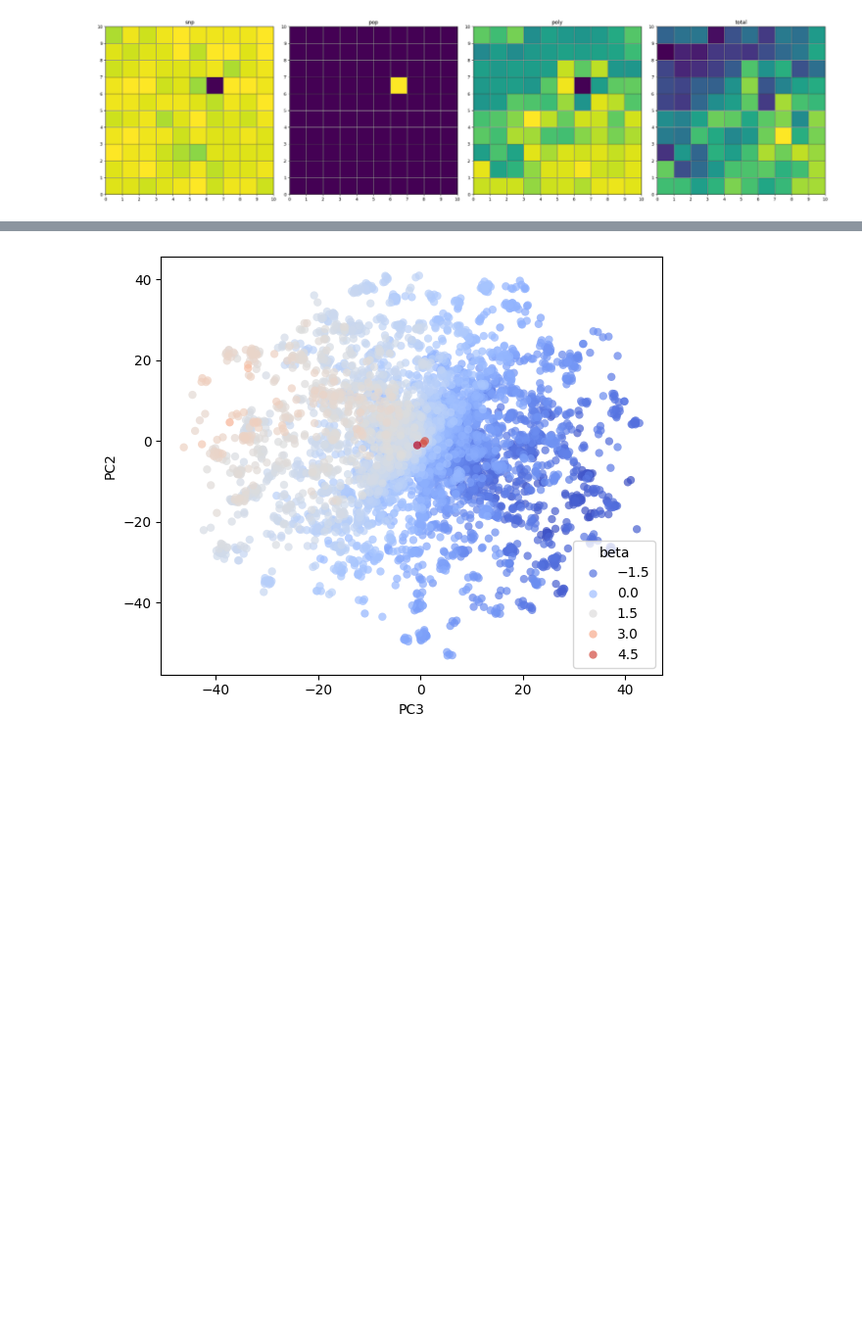
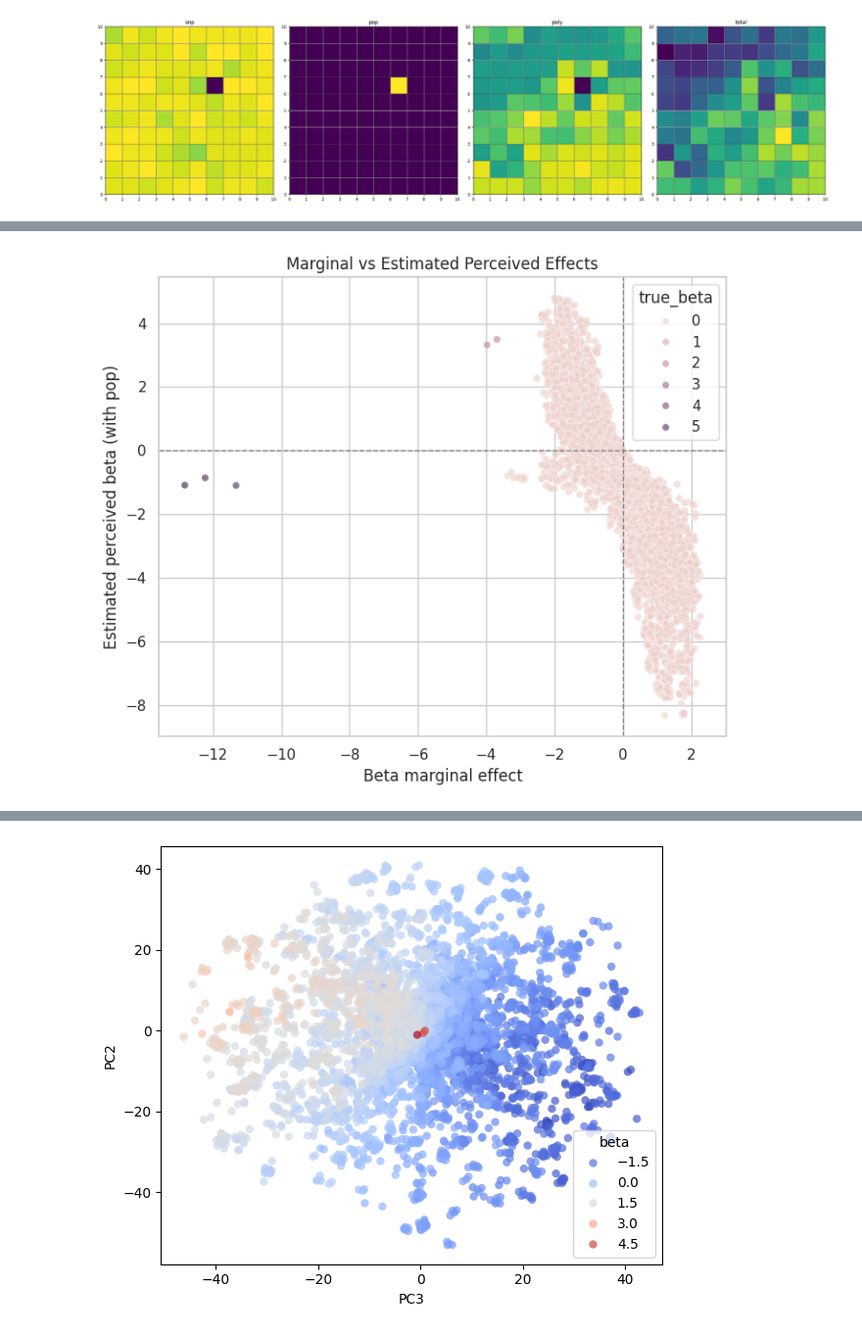
Before and after one commit to mat2m10/chasm, a Jupyter notebook: notebooks/coalescence_simulation_notebooks/proof_of_concept.ipynb, the cells around one changed output, grey strips where cells are left out. Shown at 98% size. Cells and saved outputs as stored; diff of their text form; code cells hidden in the pictures; blank space fills up the shorter version.

```diff
--- a/notebooks/coalescence_simulation_notebooks/proof_of_concept.ipynb
+++ b/notebooks/coalescence_simulation_notebooks/proof_of_concept.ipynb
@@ -231,2 +220,0 @@ snps_pcs
-# %%
-chosen_vec = snps_pcs.loc[chosen_snp].values
@@ -242,0 +221,18 @@ array([76.23512633, 80.70768513, 80.99017569, ..., 10.7421287 ,
+# %%
+def estimate_marginal_effect(pc_df, effect_df, effect, chosen_snp):
+    temp_df = pd.DataFrame()
+    chosen_vec = pc_df.loc[chosen_snp].values
+    all_vecs = pc_df.values
+    distances = np.linalg.norm(all_vecs - chosen_vec, axis=1)
+    temp_df['names'] = pc_df.index
+    temp_df['distances'] = distances
+    temp_df = temp_df[temp_df['names']!=chosen_snp]
+    merged = temp_df.merge(effect_df,left_on="names",right_on="name_snps",how="inner")
+
+    # compute weighted sum
+    weighted_sum = (merged["distances"] * merged[effect]).sum()/len(pc_df)
+    return weighted_sum
+# %%
+esti_marg_effects=[]
+for snp in params_polygenic_noise["name_snps"]:
+    esti_marg_effects.append(estimate_marginal_effect(snps_pcs, params_polygenic_noise, "perceived_beta_with_pop", snp))
@@ -242,0 +255,26 @@ array([76.23512633, 80.70768513, 80.99017569, ..., 10.7421287 ,
+# %%
+params_polygenic_noise['esti_perceived_beta_with_pop'] = esti_marg_effects
+# %%
+sns.set(style="whitegrid")
+
+plt.figure(figsize=(7, 6))
+sns.scatterplot(
+    data=params_polygenic_noise,
+    x="beta_marginal_effect",
+    y="esti_perceived_beta_with_pop",
+    hue="true_beta",
+    alpha=0.6,
+    s=30
+)
+
+plt.axhline(0, color="grey", linestyle="--", linewidth=1)
+plt.axvline(0, color="grey", linestyle="--", linewidth=1)
+
+plt.xlabel("Beta marginal effect")
+plt.ylabel("Estimated perceived beta (with pop)")
+plt.title("Marginal vs Estimated Perceived Effects")
+
+plt.tight_layout()
+plt.show()
+# %% [output]
+[figure, added]
```
Also changed, not shown: parts of 18 cells of this notebook.
